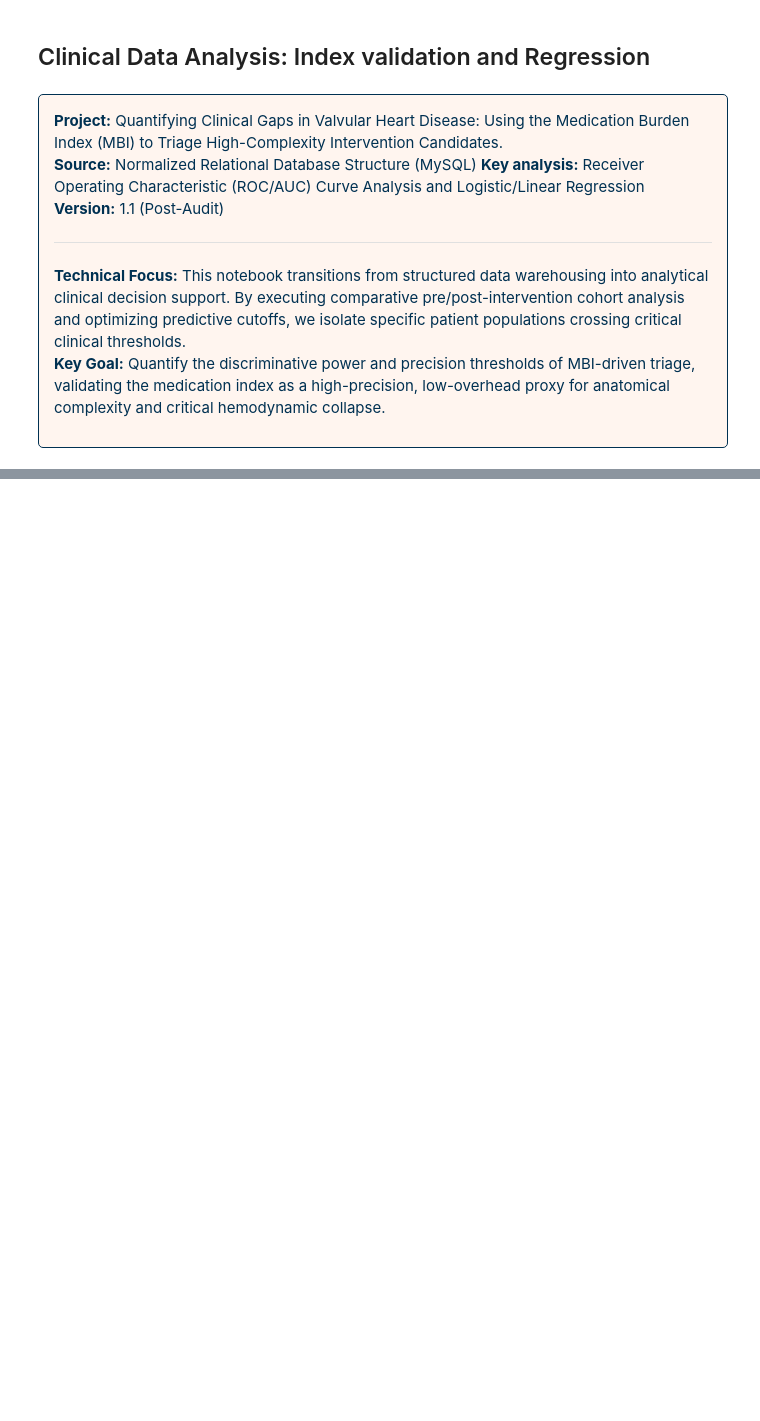
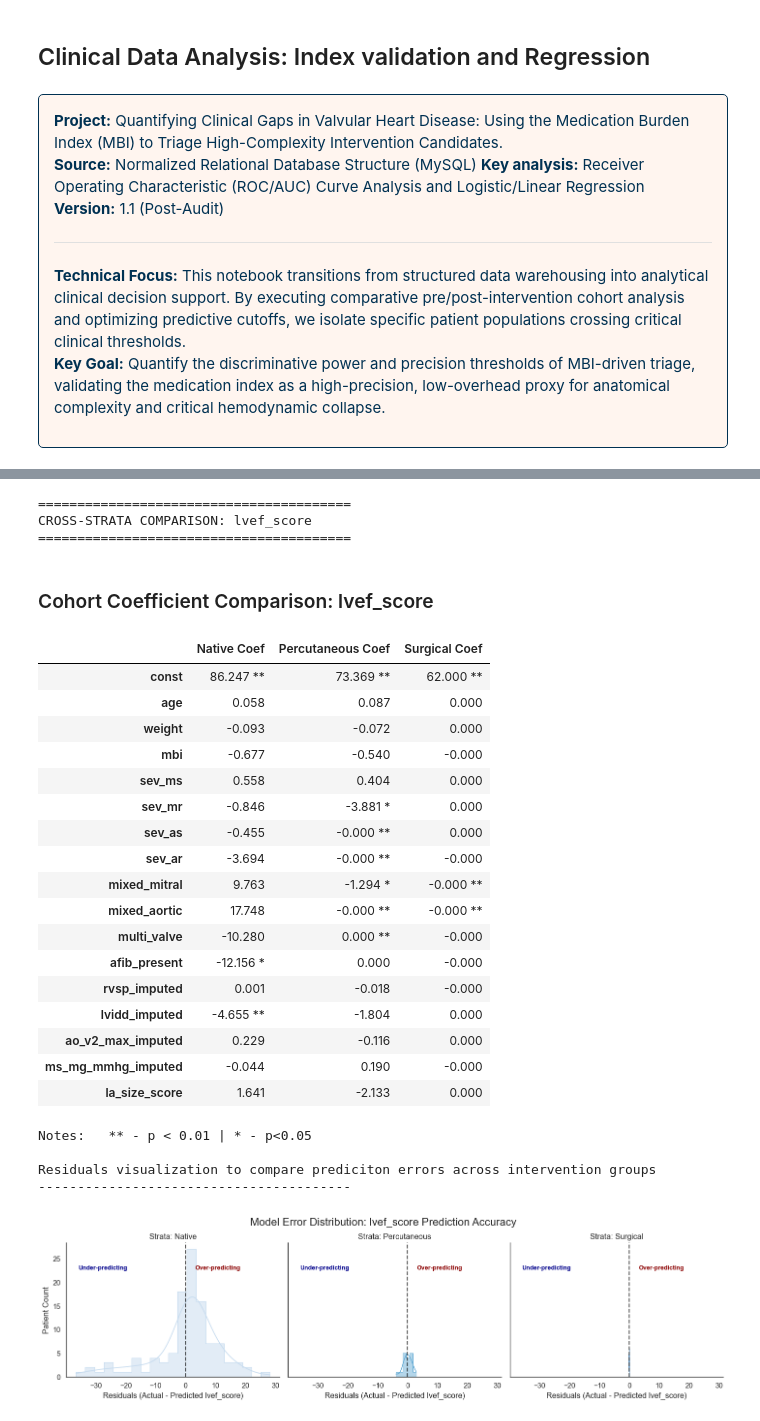
Before and after one commit to enaromd/Cardio-MBI-Triage-Engine, a Jupyter notebook: notebooks/03_analysis.ipynb, the cells around one changed output, grey strips where cells are left out. Cells and saved outputs as stored; diff of their text form; code cells hidden in the pictures; blank space fills up the shorter version.

```diff
--- a/notebooks/03_analysis.ipynb
+++ b/notebooks/03_analysis.ipynb
@@ -36,0 +892,6 @@ import matplotlib.pyplot as plt
+# %%
+# We will limit the regression's strata to Native only
+config.regression_echo = ['lvidd_imputed', 'ao_v2_max_imputed', 'ms_mg_mmhg_imputed', 'la_size_score', 'lvef_score']
+config.regression_demographics = ['age', 'weight', 'Gender_Male', 'mbi']
+config.regression_lesions = ['sev_ms','sev_mr', 'sev_as', 'sev_ar', 'mixed_mitral', 'mixed_aortic', 'multi_valve', 'afib_present']
+rvsp_mismatch_native = stats.run_regression(y_var='rvsp_imputed', strata='Native')
@@ -36,0 +925,37 @@ import matplotlib.pyplot as plt
+# %%
+# Runs regressions using LVEF as a dependent variable
+config.regression_echo = ['rvsp_imputed', 'lvidd_imputed', 'ao_v2_max_imputed', 'ms_mg_mmhg_imputed', 'la_size_score', 'lvef_score']
+config.regression_demographics = ['age', 'weight', 'Gender_Male', 'mbi']
+config.regression_lesions = ['sev_ms','sev_mr', 'sev_as', 'sev_ar', 'mixed_mitral', 'mixed_aortic', 'multi_valve', 'afib_present']
+lvef_mismatch = stats.run_regression(y_var='lvef_score')
+
+print("Residuals visualization to compare prediciton errors across intervention groups\n" + '-'*40)
+viz.residual_distribution(lvef_mismatch, y_var='lvef_score')
+# %% [output]
+========================================
+CROSS-STRATA COMPARISON: lvef_score
+========================================
+Cohort Coefficient Comparison: lvef_score
+|  | Native Coef | Percutaneous Coef | Surgical Coef |
+| const | 86.247 ** | 73.369 ** | 62.000 ** |
+| age | 0.058 | 0.087 | 0.000 |
+| weight | -0.093 | -0.072 | 0.000 |
+| mbi | -0.677 | -0.540 | -0.000 |
+| sev_ms | 0.558 | 0.404 | 0.000 |
+| sev_mr | -0.846 | -3.881 * | 0.000 |
+| sev_as | -0.455 | -0.000 ** | 0.000 |
+| sev_ar | -3.694 | -0.000 ** | -0.000 |
+| mixed_mitral | 9.763 | -1.294 * | -0.000 ** |
+| mixed_aortic | 17.748 | -0.000 ** | -0.000 ** |
+| multi_valve | -10.280 | 0.000 ** | -0.000 |
+| afib_present | -12.156 * | 0.000 | -0.000 |
+| rvsp_imputed | 0.001 | -0.018 | -0.000 |
+| lvidd_imputed | -4.655 ** | -1.804 | 0.000 |
+| ao_v2_max_imputed | 0.229 | -0.116 | 0.000 |
+| ms_mg_mmhg_imputed | -0.044 | 0.190 | -0.000 |
+| la_size_score | 1.641 | -2.133 | 0.000 |
+Notes:   ** - p < 0.01 | * - p<0.05
+
+Residuals visualization to compare prediciton errors across intervention groups
+----------------------------------------
+[figure, added]
```
Also changed, not shown: parts of 31 cells of this notebook, 10 other files.
